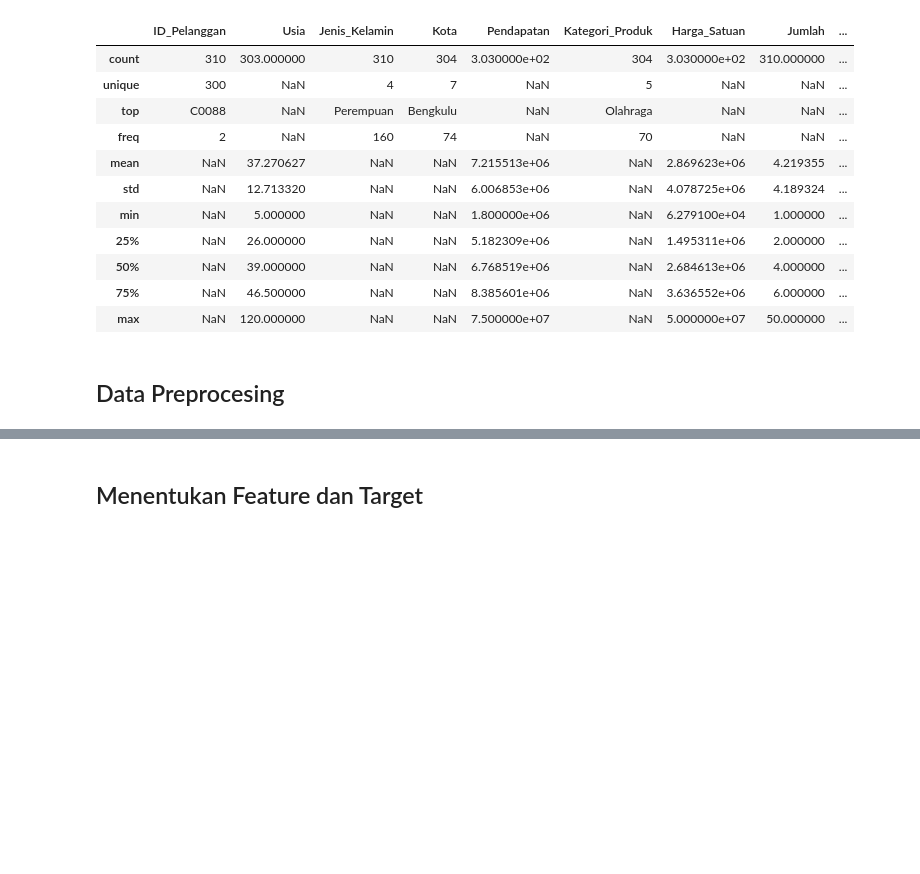
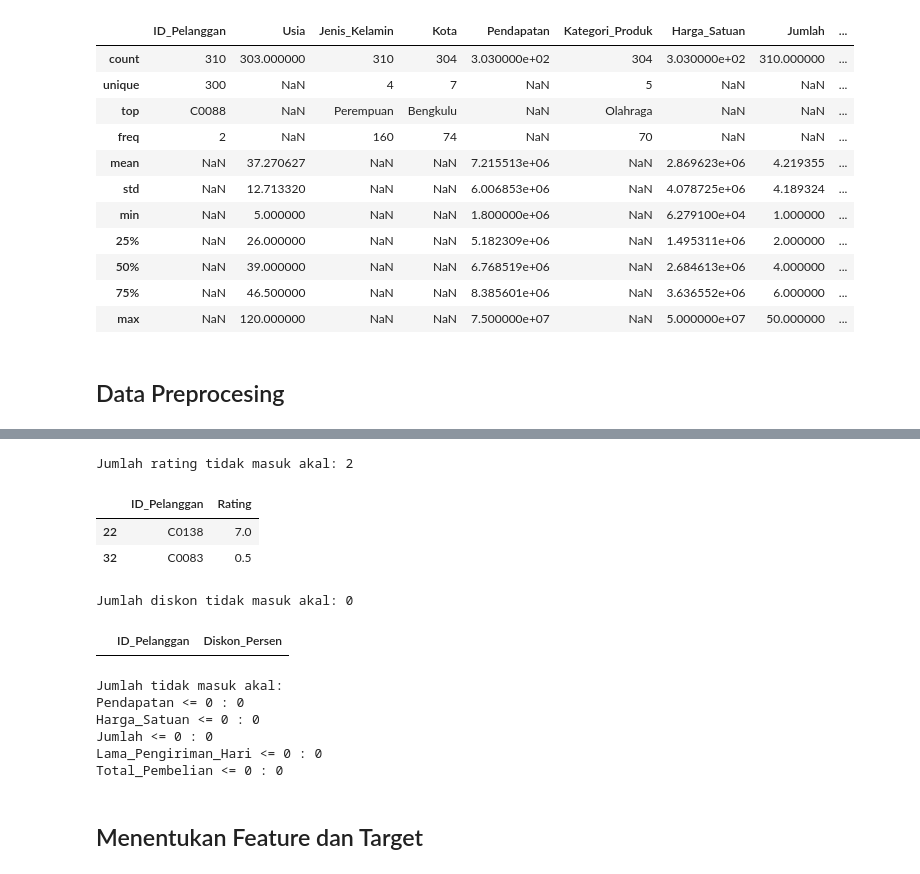
Before and after one commit to aeiprsty/praproses-data-regresi-linier, a Jupyter notebook: F1E124067_PutriPrayesti_MultipleRegression.ipynb, the cells around one changed output, grey strips where cells are left out. Cells and saved outputs as stored; diff of their text form; code cells hidden in the pictures; blank space fills up the shorter version.

```diff
--- a/F1E124067_PutriPrayesti_MultipleRegression.ipynb
+++ b/F1E124067_PutriPrayesti_MultipleRegression.ipynb
@@ -81,3 +149,40 @@ df.describe(include="all")
+# %%
+rating_tidak_masuk_akal = df[
+    (df["Rating"] < 1) | (df["Rating"] > 5)
+]
+
+print("Jumlah rating tidak masuk akal:", len(rating_tidak_masuk_akal))
+display(rating_tidak_masuk_akal[["ID_Pelanggan", "Rating"]])
+# %% [output]
+Jumlah rating tidak masuk akal: 2
+|  | ID_Pelanggan | Rating |
+| 22 | C0138 | 7.0 |
+| 32 | C0083 | 0.5 |
+# %%
+diskon_tidak_masuk_akal = df[
+    (df["Diskon_Persen"] < 0) | (df["Diskon_Persen"] > 100)
+]
+
+print("Jumlah diskon tidak masuk akal:", len(diskon_tidak_masuk_akal))
+display(diskon_tidak_masuk_akal[["ID_Pelanggan", "Diskon_Persen"]])
+# %% [output]
+Jumlah diskon tidak masuk akal: 0
+|  | ID_Pelanggan | Diskon_Persen |
+# %%
+print("Jumlah tidak masuk akal:")
+
+print("Pendapatan <= 0 :", (df["Pendapatan"] <= 0).sum())
+print("Harga_Satuan <= 0 :", (df["Harga_Satuan"] <= 0).sum())
+print("Jumlah <= 0 :", (df["Jumlah"] <= 0).sum())
+print("Lama_Pengiriman_Hari <= 0 :", (df["Lama_Pengiriman_Hari"] <= 0).sum())
+print("Total_Pembelian <= 0 :", (df["Total_Pembelian"] <= 0).sum())
+# %% [output]
+Jumlah tidak masuk akal:
+Pendapatan <= 0 : 0
+Harga_Satuan <= 0 : 0
+Jumlah <= 0 : 0
+Lama_Pengiriman_Hari <= 0 : 0
+Total_Pembelian <= 0 : 0
 # %% [markdown]
 ## Menentukan Feature dan Target
 # %% [markdown]
```
Also changed, not shown: parts of 6 cells of this notebook.
